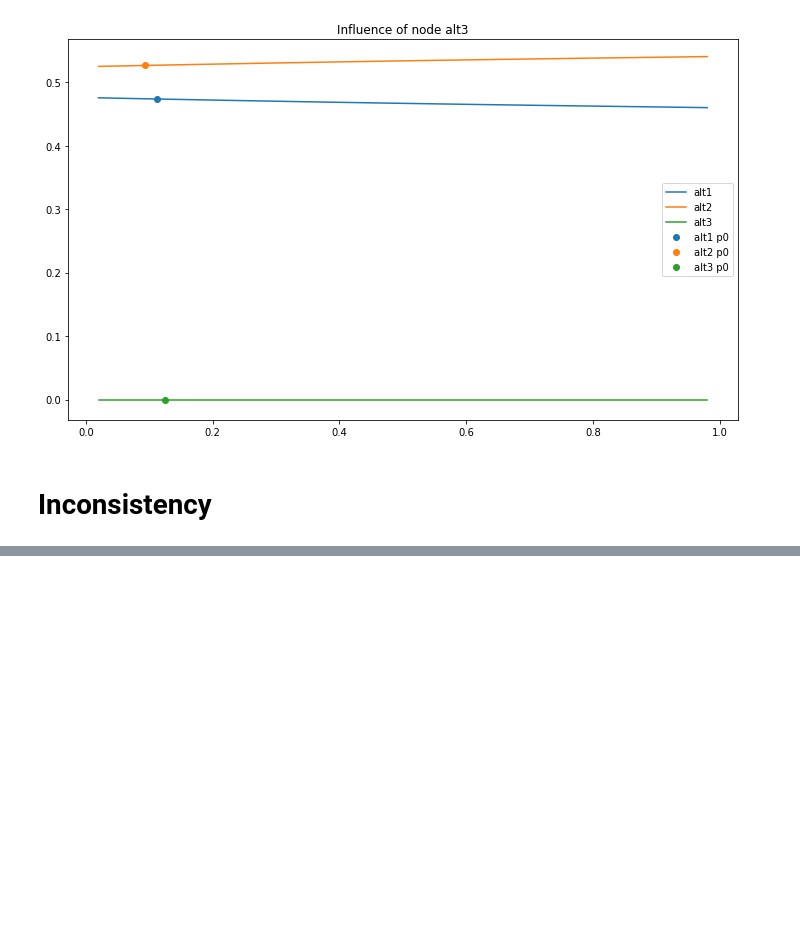
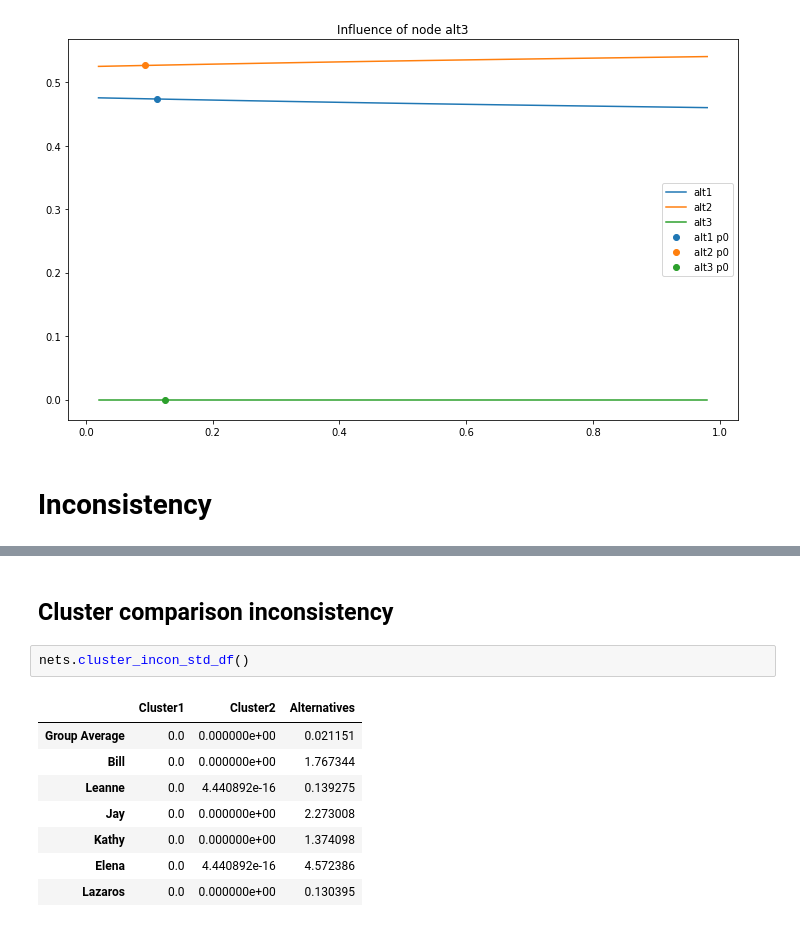
Before and after one commit to wjladams/pyanp, a Jupyter notebook: examples/ExampleForPresentation.ipynb, the cells around one changed output, grey strips where cells are left out. Saved outputs shown, nothing was run; the diff lists cells and outputs as text; blank space fills up the shorter version.

```diff
--- a/examples/ExampleForPresentation.ipynb
+++ b/examples/ExampleForPresentation.ipynb
@@ -156,0 +158,13 @@ df
+# %% [markdown]
+## Cluster comparison inconsistency
+# %%
+nets.cluster_incon_std_df()
+# %% [output]
+|  | Cluster1 | Cluster2 | Alternatives |
+| Group Average | 0.0 | 0.000000e+00 | 0.021151 |
+| Bill | 0.0 | 0.000000e+00 | 1.767344 |
+| Leanne | 0.0 | 4.440892e-16 | 0.139275 |
+| Jay | 0.0 | 0.000000e+00 | 2.273008 |
+| Kathy | 0.0 | 0.000000e+00 | 1.374098 |
+| Elena | 0.0 | 4.440892e-16 | 4.572386 |
+| Lazaros | 0.0 | 0.000000e+00 | 0.130395 |
```
Also changed, not shown: parts of 3 cells of this notebook, 1 other file.
